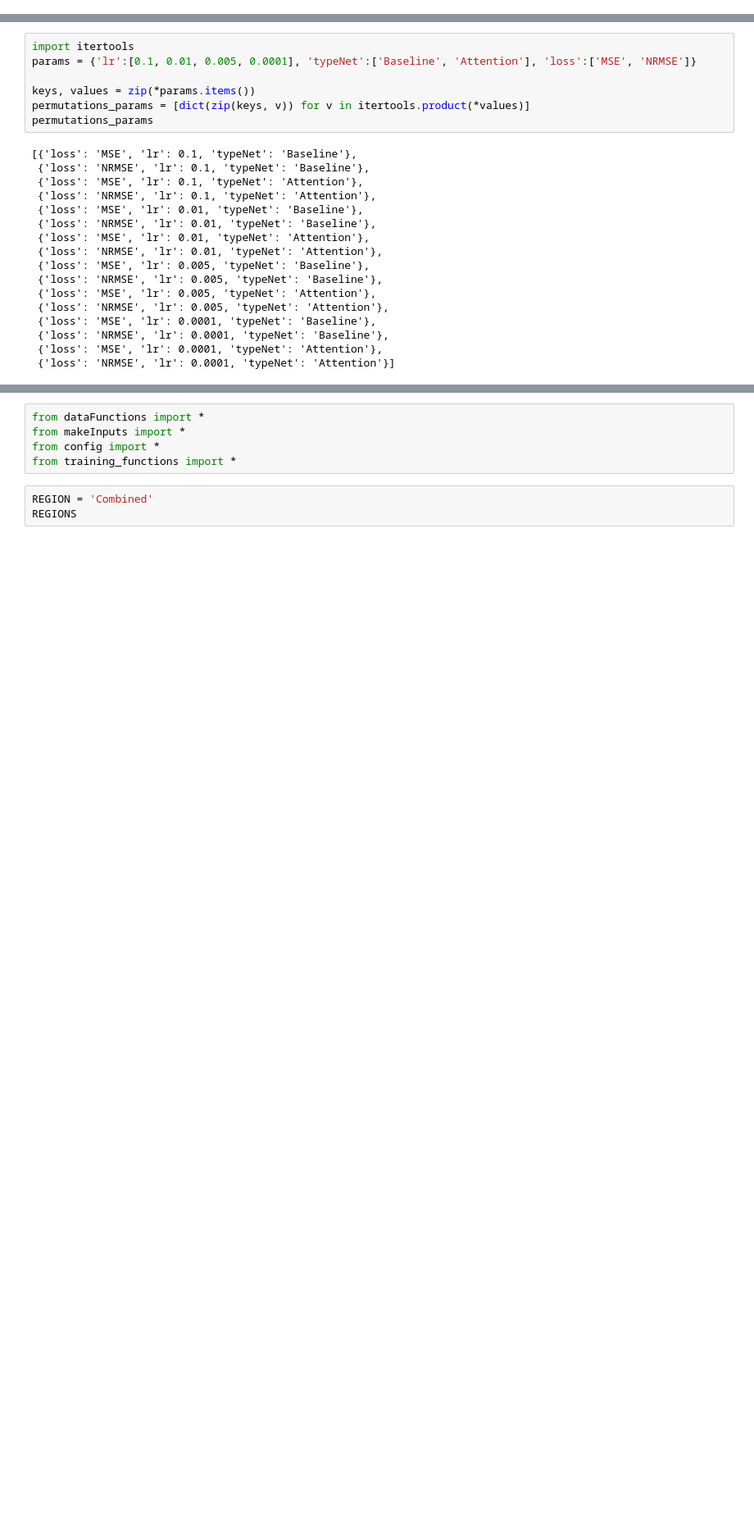
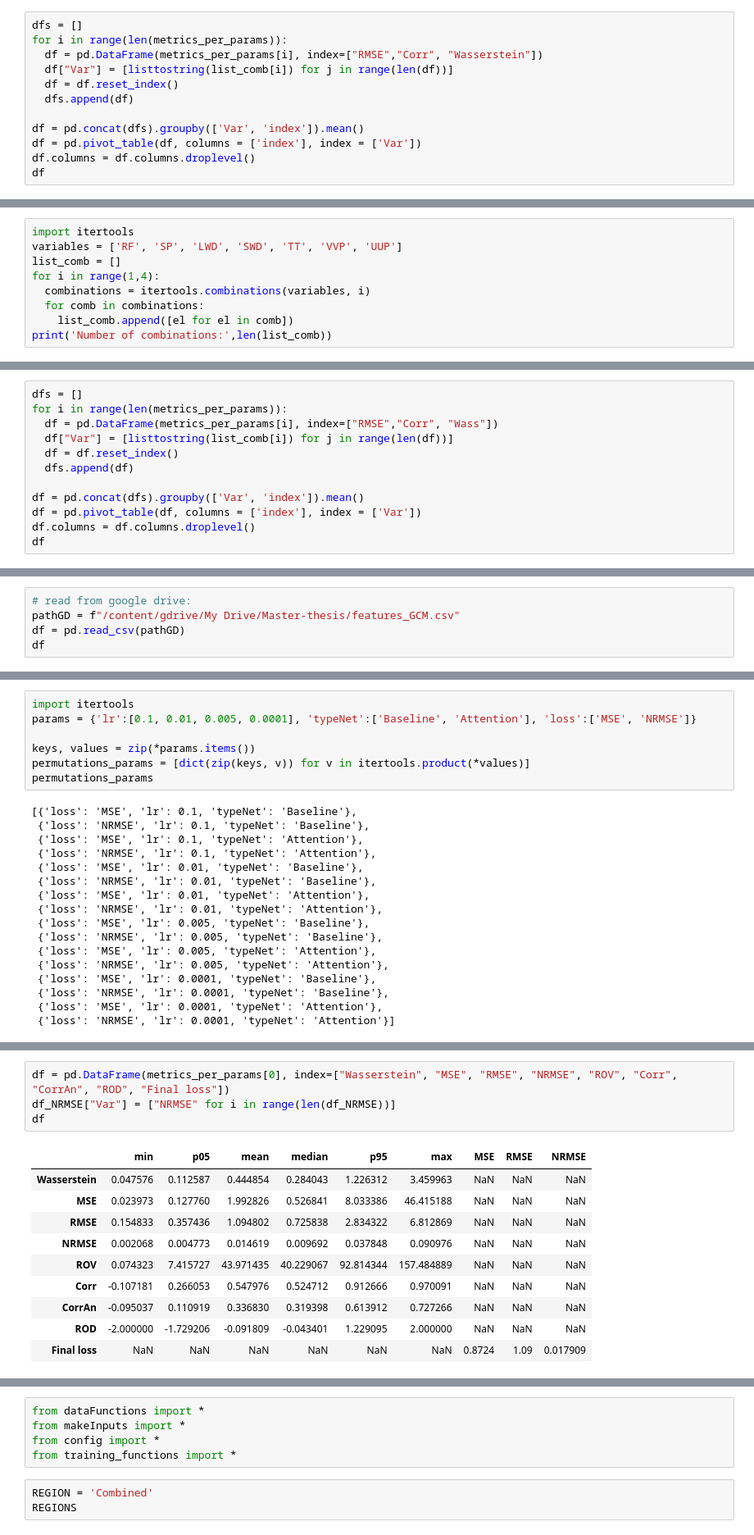
Before and after one commit to marvande/Antarctica-RCM-Emulator, a Jupyter notebook: scr/notebooks/pytorch/pytorch_ML.ipynb, the cells around one changed output, grey strips where cells are left out. Shown at 82% size. Cells and saved outputs as stored; diff of their text form; blank space fills up the shorter version.

```diff
--- a/scr/notebooks/pytorch/pytorch_ML.ipynb
+++ b/scr/notebooks/pytorch/pytorch_ML.ipynb
@@ -662,0 +923,12 @@ plotLoss(train_loss_e, val_loss_e)
+# %%
+dfs = []
+for i in range(len(metrics_per_params)):
+  df = pd.DataFrame(metrics_per_params[i], index=["RMSE","Corr", "Wasserstein"])
+  df["Var"] = [listtostring(list_comb[i]) for j in range(len(df))]
+  df = df.reset_index()
+  dfs.append(df)
+
+df = pd.concat(dfs).groupby(['Var', 'index']).mean()
+df = pd.pivot_table(df, columns = ['index'], index = ['Var'])
+df.columns = df.columns.droplevel()
+df
@@ -662,0 +939,9 @@ plotLoss(train_loss_e, val_loss_e)
+# %%
+import itertools
+variables = ['RF', 'SP', 'LWD', 'SWD', 'TT', 'VVP', 'UUP']
+list_comb = []
+for i in range(1,4):
+  combinations = itertools.combinations(variables, i)
+  for comb in combinations:
+    list_comb.append([el for el in comb])
+print('Number of combinations:',len(list_comb))
@@ -662,0 +1091,12 @@ plotLoss(train_loss_e, val_loss_e)
+# %%
+dfs = []
+for i in range(len(metrics_per_params)):
+  df = pd.DataFrame(metrics_per_params[i], index=["RMSE","Corr", "Wass"])
+  df["Var"] = [listtostring(list_comb[i]) for j in range(len(df))]
+  df = df.reset_index()
+  dfs.append(df)
+
+df = pd.concat(dfs).groupby(['Var', 'index']).mean()
+df = pd.pivot_table(df, columns = ['index'], index = ['Var'])
+df.columns = df.columns.droplevel()
+df
@@ -662,0 +1122,5 @@ plotLoss(train_loss_e, val_loss_e)
+# %%
+# read from google drive:
+pathGD = f"/content/gdrive/My Drive/Master-thesis/features_GCM.csv"
+df = pd.read_csv(pathGD)
+df
@@ -759,3 +1463,18 @@ last_loss
+# %%
+df = pd.DataFrame(metrics_per_params[0], index=["Wasserstein", "MSE", "RMSE", "NRMSE", "ROV", "Corr", "CorrAn", "ROD", "Final loss"])
+df_NRMSE["Var"] = ["NRMSE" for i in range(len(df_NRMSE))]
+df
+# %% [output]
+|  | min | p05 | mean | median | p95 | max | MSE | RMSE | NRMSE |
+| Wasserstein | 0.047576 | 0.112587 | 0.444854 | 0.284043 | 1.226312 | 3.459963 | NaN | NaN | NaN |
+| MSE | 0.023973 | 0.127760 | 1.992826 | 0.526841 | 8.033386 | 46.415188 | NaN | NaN | NaN |
+| RMSE | 0.154833 | 0.357436 | 1.094802 | 0.725838 | 2.834322 | 6.812869 | NaN | NaN | NaN |
+| NRMSE | 0.002068 | 0.004773 | 0.014619 | 0.009692 | 0.037848 | 0.090976 | NaN | NaN | NaN |
+| ROV | 0.074323 | 7.415727 | 43.971435 | 40.229067 | 92.814344 | 157.484889 | NaN | NaN | NaN |
+| Corr | -0.107181 | 0.266053 | 0.547976 | 0.524712 | 0.912666 | 0.970091 | NaN | NaN | NaN |
+| CorrAn | -0.095037 | 0.110919 | 0.336830 | 0.319398 | 0.613912 | 0.727266 | NaN | NaN | NaN |
+| ROD | -2.000000 | -1.729206 | -0.091809 | -0.043401 | 1.229095 | 2.000000 | NaN | NaN | NaN |
+| Final loss | NaN | NaN | NaN | NaN | NaN | NaN | 0.8724 | 1.09 | 0.017909 |
 # %%
 min_value = min(last_loss)
 min_index = last_loss.index(min_value)
```
Also changed, not shown: parts of 67 cells of this notebook, 10 other files.
